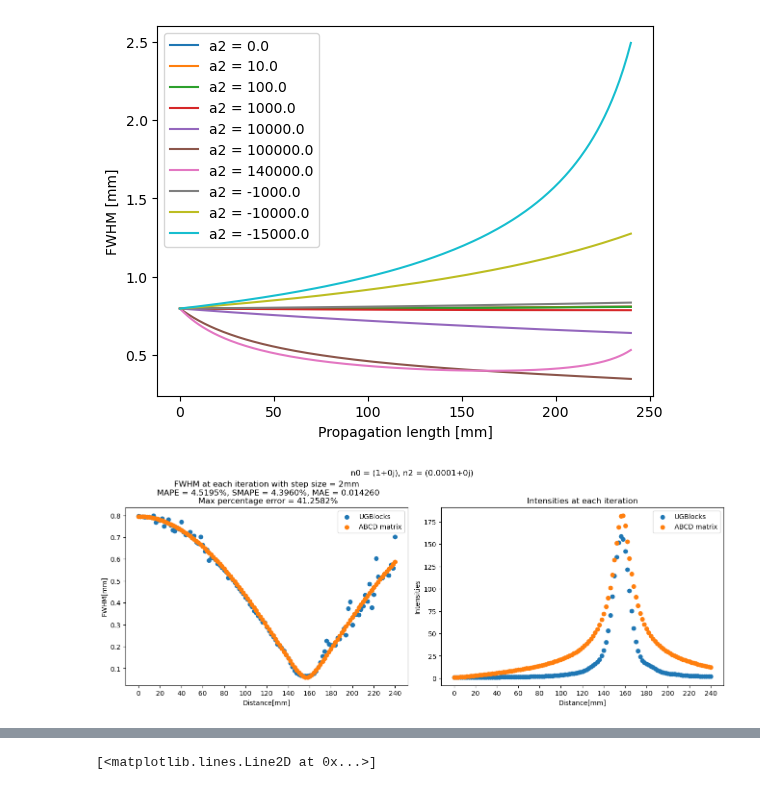
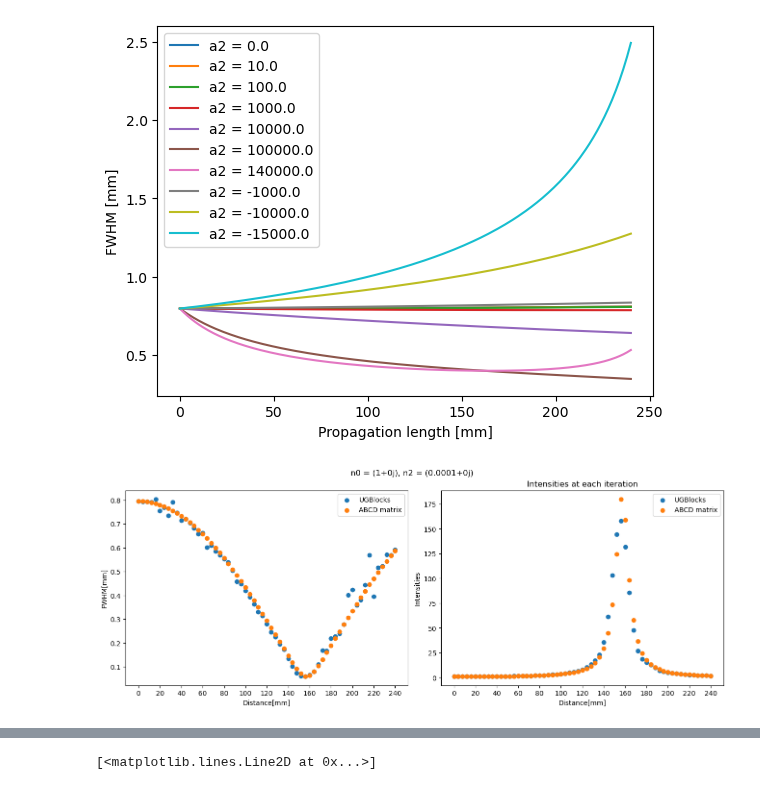
Before and after one commit to kskarthiksk/gaussian_duct_1, a Jupyter notebook: graph.ipynb, the cells around one changed output, grey strips where cells are left out. Cells and saved outputs as stored; diff of their text form; code cells hidden in the pictures.

Commit message:
Corrections, change in input method
+ Corrected amplitude calculation
+ Changed input method to total length and number
of steps

```diff
--- a/graph.ipynb
+++ b/graph.ipynb
@@ -44,7 +44,9 @@ w0 = params['w0']
 print(w0)
 amp_0 = params["amplitude"]  # starting amplitude
 gamma = np.sqrt(n2/n0)
-z = params["propagation_length"]
+propagation_length = params["propagation_length"]
+steps = params["steps"]
+step_size = propagation_length/steps
 # A = np.cos(gamma*z)
 # B = np.sin(gamma*z) / (n0*gamma)
 # C = -np.sin(gamma*z) * (n0*gamma)
@@ -234,0 +255,30 @@ plt.show()
+# %%
+fwhm_ugb = np.loadtxt('/home/karthik/Desktop/FAU/Thesis/UGBlocks_V4_Oct_21_2025/program2D/fwhms.csv', delimiter=',', dtype=float)
+int_ugb = np.loadtxt('/home/karthik/Desktop/FAU/Thesis/UGBlocks_V4_Oct_21_2025/program2D/intensities.csv', delimiter=',', dtype=float)
+params_ugb = {}
+with open("/home/karthik/Desktop/FAU/Thesis/UGBlocks_V4_Oct_21_2025/program2D/para.dat") as f:
+    lines = f.readlines()
+    for item in lines:
+        item = item.split()
+        params_ugb[item[0]] = float(item[1])
+n0_ugb = params_ugb["n0_real"] + 1j*params_ugb["n0_imag"]
+n2_ugb = params_ugb["n2_real"] + 1j*params_ugb["n2_imag"]
+end = params["propagation_length"]*(params["iterations"]+1) * 1000
+step = int(params_ugb["zScreen"])
+fig, axes = plt.subplots(1,2, figsize=(13,5), constrained_layout=True)
+axes[0].scatter(np.arange(0, end, step), fwhm_ugb[0::1], label="UGBlocks")
+axes[0].set_ylabel("FWHM[mm]")
+axes[0].set_xlabel("Distance[mm]")
+axes[0].set_xticks(np.arange(0, end, end//12))
+axes[0].legend()
+
+axes[1].scatter(np.arange(0, end, step), int_ugb[0::1], label="UGBlocks")
+axes[1].set_ylabel("Intensities")
+axes[1].set_xlabel("Distance[mm]")
+axes[1].set_xticks(np.arange(0, end, end//12))
+axes[1].set_title("Intensities at each iteration")
+axes[1].legend()
+
+plt.suptitle(f"n0 = {n0_ugb}, n2 = {n2_ugb}")
+
+plt.show()
@@ -352,36 +404,36 @@ with open("/home/karthik/Desktop/FAU/Thesis/UGBlocks_V4_Oct_21_2025/program2D/pa
         params_ugb[item[0]] = float(item[1])
 n0_ugb = params_ugb["n0_real"] + 1j*params_ugb["n0_imag"]
 n2_ugb = params_ugb["n2_real"] + 1j*params_ugb["n2_imag"]
 end = params["propagation_length"]*(params["iterations"]+1) * 1000
 # step = params["propagation_length"] * 1000
 step = int(params_ugb["zScreen"])
 fwhm_abcd = fwhm_refined[0::step]
 int_abcd = amps[0::step]
 # fwhm_abcd = fwhms["values"][(fwhms["n0"] == n0_ugb) & (fwhms["n2"] == n2_ugb*1e6)].item()[0::step]
 # int_abcd = fwhms["amplitudes"][(fwhms["n0"] == n0_ugb) & (fwhms["n2"] == n2_ugb*1e6)].item()[0::step]
 fig, axes = plt.subplots(1,2, figsize=(13,5), constrained_layout=True)
 axes[0].scatter(np.arange(0, end, step), fwhm_ugb[0::1], label="UGBlocks")
 axes[0].scatter(np.arange(0, end, step), fwhm_abcd, label="ABCD matrix")
-mape[step] = 100 * np.mean(np.abs(fwhm_ugb - fwhm_abcd) / fwhm_abcd)
-smape[step] = 200 * np.mean(np.abs(fwhm_ugb - fwhm_abcd) / (np.abs(fwhm_ugb) + np.abs(fwhm_abcd)))
-mae[step] = np.mean(np.abs(fwhm_ugb - fwhm_abcd))
-maxPE[step] = 100 * np.max(np.abs(fwhm_ugb - fwhm_abcd) / fwhm_abcd)
+# mape[step] = 100 * np.mean(np.abs(fwhm_ugb - fwhm_abcd) / fwhm_abcd)
+# smape[step] = 200 * np.mean(np.abs(fwhm_ugb - fwhm_abcd) / (np.abs(fwhm_ugb) + np.abs(fwhm_abcd)))
+# mae[step] = np.mean(np.abs(fwhm_ugb - fwhm_abcd))
+# maxPE[step] = 100 * np.max(np.abs(fwhm_ugb - fwhm_abcd) / fwhm_abcd)
 axes[0].set_ylabel("FWHM[mm]")
 axes[0].set_xlabel("Distance[mm]")
 axes[0].set_xticks(np.arange(0, end, end//12))
-axes[0].set_title(f"FWHM at each iteration with step size = {step}mm\n MAPE = {mape[step]:.4f}%, SMAPE = {smape[step]:.4f}%, MAE = {mae[step]:.6f}\n Max percentage error = {maxPE[step]:.4f}%")
+# axes[0].set_title(f"FWHM at each iteration with step size = {step}mm\n MAPE = {mape[step]:.4f}%, SMAPE = {smape[step]:.4f}%, MAE = {mae[step]:.6f}\n Max percentage error = {maxPE[step]:.4f}%")
 axes[0].legend()
 
 axes[1].scatter(np.arange(0, end, step), int_ugb[0::1], label="UGBlocks")
 axes[1].scatter(np.arange(0, end, step), (int_abcd**2 ), label="ABCD matrix")
 axes[1].set_ylabel("Intensities")
 axes[1].set_xlabel("Distance[mm]")
 axes[1].set_xticks(np.arange(0, end, end//12))
 axes[1].set_title("Intensities at each iteration")
 axes[1].legend()
 
 plt.suptitle(f"n0 = {n0_ugb}, n2 = {n2_ugb}")
 
 plt.show()
 # %% [output]
-[figure, old version]
+[figure, new version]
```
Also changed, not shown: parts of 6 cells of this notebook, 5 other files.
